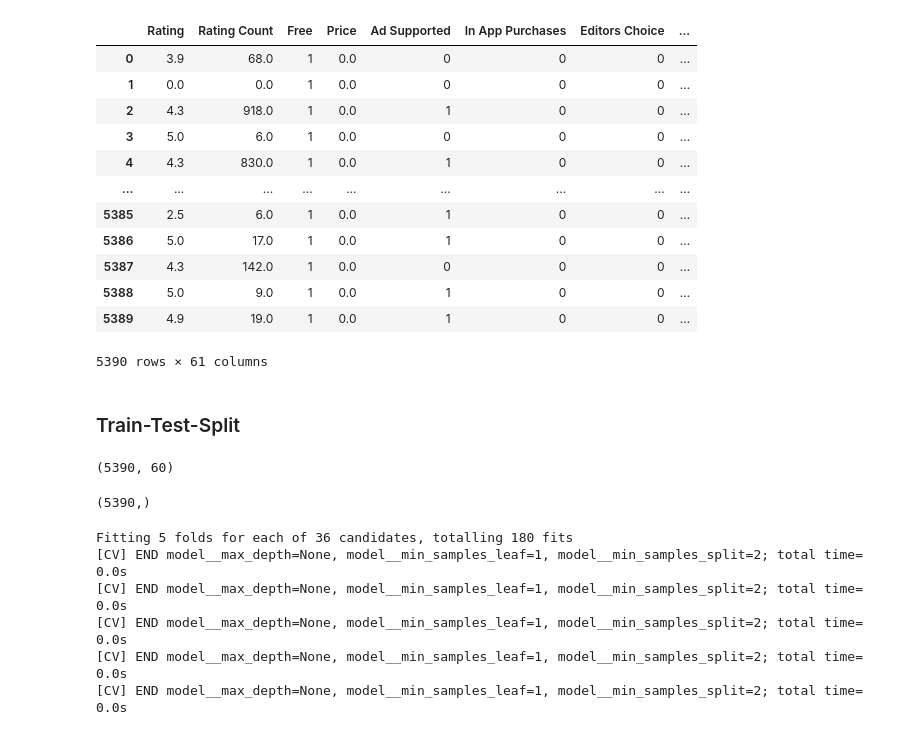
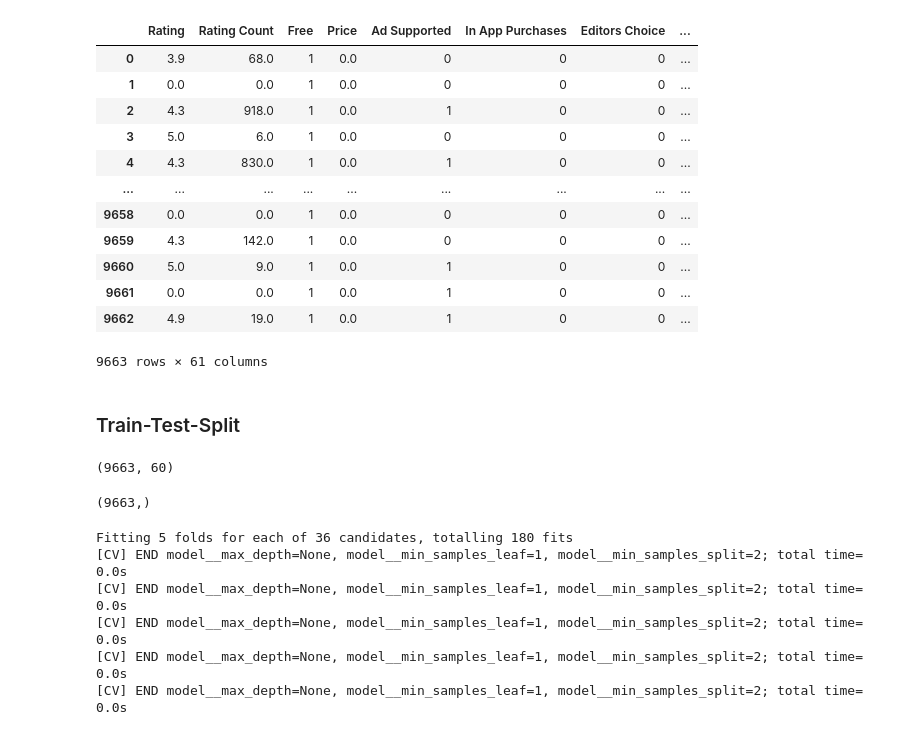
Before and after one commit to LouLan99/User-Rating-Prediction-Model, a Jupyter notebook: notebooks/04-modelling with pipeline, gridsearch.ipynb, the cells around one changed output. Saved outputs shown, nothing was run; the diff lists cells and outputs as text; code cells hidden in the pictures.

```diff
--- a/notebooks/04-modelling with pipeline, gridsearch.ipynb
+++ b/notebooks/04-modelling with pipeline, gridsearch.ipynb
@@ -14,20 +14,20 @@ from sklearn.metrics import mean_squared_error
 # %%
-df_modeling = pd.read_csv(filepath_or_buffer= "../data/Dataset_for_modeling2.csv")
+df_modeling = pd.read_csv(filepath_or_buffer= "../data/Dataset_for_modeling.csv")
 df_modeling
 # %% [output]
 |  | Rating | Rating Count | Free | Price | Ad Supported | In App Purchases | Editors Choice | ... |
 | 0 | 3.9 | 68.0 | 1 | 0.0 | 0 | 0 | 0 | ... |
 | 1 | 0.0 | 0.0 | 1 | 0.0 | 0 | 0 | 0 | ... |
 | 2 | 4.3 | 918.0 | 1 | 0.0 | 1 | 0 | 0 | ... |
 | 3 | 5.0 | 6.0 | 1 | 0.0 | 0 | 0 | 0 | ... |
 | 4 | 4.3 | 830.0 | 1 | 0.0 | 1 | 0 | 0 | ... |
 | ... | ... | ... | ... | ... | ... | ... | ... | ... |
-| 5385 | 2.5 | 6.0 | 1 | 0.0 | 1 | 0 | 0 | ... |
-| 5386 | 5.0 | 17.0 | 1 | 0.0 | 1 | 0 | 0 | ... |
-| 5387 | 4.3 | 142.0 | 1 | 0.0 | 0 | 0 | 0 | ... |
-| 5388 | 5.0 | 9.0 | 1 | 0.0 | 1 | 0 | 0 | ... |
-| 5389 | 4.9 | 19.0 | 1 | 0.0 | 1 | 0 | 0 | ... |
+| 9658 | 0.0 | 0.0 | 1 | 0.0 | 0 | 0 | 0 | ... |
+| 9659 | 4.3 | 142.0 | 1 | 0.0 | 0 | 0 | 0 | ... |
+| 9660 | 5.0 | 9.0 | 1 | 0.0 | 1 | 0 | 0 | ... |
+| 9661 | 0.0 | 0.0 | 1 | 0.0 | 1 | 0 | 0 | ... |
+| 9662 | 4.9 | 19.0 | 1 | 0.0 | 1 | 0 | 0 | ... |
-5390 rows × 61 columns
+9663 rows × 61 columns
 # %% [markdown]
 ### Train-Test-Split
 # %%
@@ -36,11 +36,11 @@ y = df_modeling['Rating']
 # %%
 X.shape
 # %% [output]
-(5390, 60)
+(9663, 60)
 # %%
 y.shape
 # %% [output]
-(5390,)
+(9663,)
 # %%
 X_train, X_test, y_train, y_test = train_test_split (X, y, test_size= 0.2, random_state = 1234)
 # %%
```
Also changed, not shown: parts of 24 cells of this notebook.
